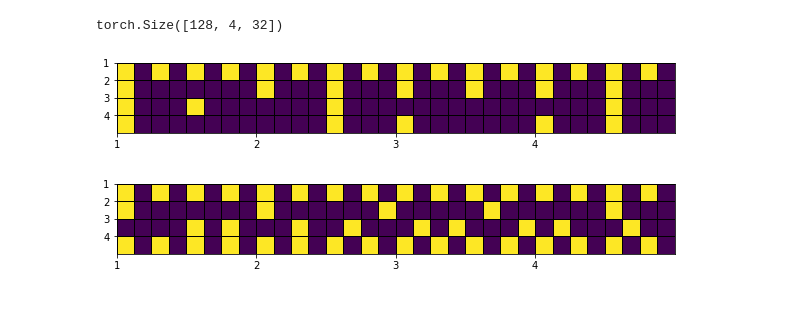
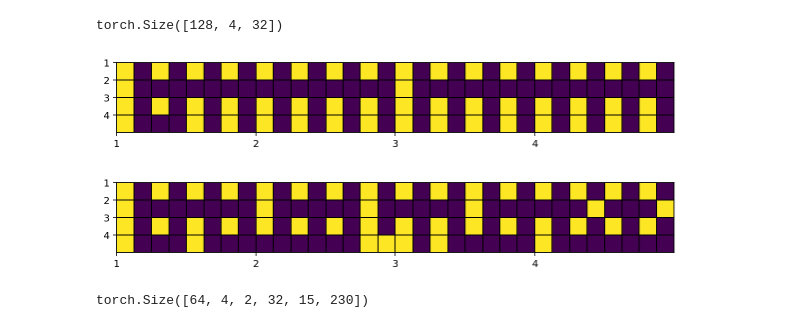
Before and after one commit to EmanueleCosenza/polyphemus, a Jupyter notebook: plot.ipynb, the cells around one changed output. Cells and saved outputs as stored; diff of their text form; code cells hidden in the pictures.

```diff
--- a/plot.ipynb
+++ b/plot.ipynb
@@ -709,6 +709,12 @@ class Encoder(nn.Module):
 
         self.__dict__.update(kwargs)
 
+        self.acts_encoder = MLP(input_dim=self.n_tracks*self.resolution*4,
+                                hidden_dim=self.d_model,
+                                output_dim=self.d_model,
+                                n_layers=self.actsnn_n_layers,
+                                dropout=self.dropout)
+
         # Todo: one separate encoder for drums
         # Transformer Encoder
         self.embedding = nn.Linear(self.d_token, self.d_model)
@@ -728,6 +734,8 @@ class Encoder(nn.Module):
                                           input_dim=self.gnn_input_dim,
                                           hidden_dim=self.d_model,
                                           n_layers=self.gnn_n_layers)
+
+        self.linear_merge = nn.Linear(2*self.d_model, self.d_model)
 
         # (LSTM)
         self.bars_encoder = nn.Linear(self.d_model*self.n_bars,
@@ -754,6 +762,11 @@ class Encoder(nn.Module):
         #src_mask = src_mask[x_acts.bool()]
         #print("Filtered x_seq:", x_seq.size())
         #print("Filtered src_mask:", x_seq.size())
+
+        acts_encs = self.acts_encoder(x_acts.view(-1,
+                                                  self.n_tracks*self.resolution*4))
+        print(acts_encs.size())
+        # batch * bars x 256
 
         # Compute embeddings
         out = self.embedding(x_seq)
@@ -788,12 +801,18 @@ class Encoder(nn.Module):
         distinct_bars = x_graph.bars + self.n_bars*x_graph.batch
         out = scatter_mean(out, distinct_bars, dim=0)
         #print("bar_latents:", bar_latents.size())
+
+        out = torch.cat((out, acts_encs), dim=1)
+        out = self.linear_merge(out)
+        out = F.relu(out)
+
         out = out.view(out.size(0)//self.n_bars,
                                    out.size(1)*self.n_bars)
         #print("cat_bar_latents:", cat_bar_latents.size())
         out = self.bars_encoder(out)
         out = F.relu(out)
         #print("Bars encoding:", bars_encoding.size())
+
 
         # DROPOUT?
 
@@ -970,10 +989,10 @@ def generate_square_subsequent_mask(sz):
     """Generates an upper-triangular matrix of -inf, with zeros on diag."""
     return torch.triu(torch.ones(sz, sz) * float('-inf'), diagonal=1)
 # %%
-checkpoint = torch.load('models/2barsACTS/checkpoint')
+checkpoint = torch.load('models/2barsACTS/checkpoint', map_location='cpu')
 # %%
 state_dict = checkpoint['model_state_dict']
-params = torch.load('models/2barsACTS/params')
+params = torch.load('models/2barsACTS/params', map_location='cpu')
 vae = VAE(**params['model']).to(device)
 # %%
 params
@@ -1054,7 +1055,7 @@ torch.Size([128, 4, 32])
 # %%
 from matplotlib import pyplot as plt
 
-s = torch.sigmoid(acts_rec[55])
+s = torch.sigmoid(acts_rec[34])
 s[s > 0.5] = 1
 s[s <= 0.5] = 0
 #plt.matshow(s.detach().numpy())
@@ -1068,18 +1069,18 @@ plt.xticks(range(0, s.size(1), 8), range(1, 5))
 plt.yticks(range(0, 4), range(1, 5))
 ax.invert_yaxis()
 # %% [output]
-[figure, old version]
+[figure, new version]
 # %%
-s = torch.sigmoid(x_acts[55])
+s = torch.sigmoid(x_acts[34])
 #plt.matshow(s.detach().numpy())
 #plt.xticks(range(0, s.size(1), 8), range(1, 5))
 #plt.grid()
 plt.figure(figsize=(10, 10))
 plt.pcolormesh(s.detach().numpy(), edgecolors='k', linewidth=1)
 ax = plt.gca()
 ax.set_aspect('equal')
 plt.xticks(range(0, s.size(1), 8), range(1, 5))
 plt.yticks(range(0, 4), range(1, 5))
 ax.invert_yaxis()
 # %% [output]
-[figure, old version]
+[figure, new version]
@@ -1105 +1113,21 @@ seq_rec_dense = seq_rec_dense.view(size)
+# %%
+# Collapse bars dimension
+seq_rec_dense = seq_rec_dense.permute(0, 2, 1, 3, 4, 5)
+x_seq_dense = x_seq_dense.permute(0, 2, 1, 3, 4, 5)
+
+print(seq_rec_dense.size())
+
+size = [
+    seq_rec_dense.size(0),
+    seq_rec_dense.size(1),
+    -1,
+    seq_rec_dense.size(4),
+    seq_rec_dense.size(5)
+]
+
+seq_rec_dense = seq_rec_dense.reshape(size)
+size[-2] = x_seq_dense.size(-2)
+x_seq_dense = x_seq_dense.reshape(size_x)
+# %% [output]
+torch.Size([64, 4, 2, 32, 15, 230])
 # %%
```
Also changed, not shown: parts of 14 cells of this notebook, 1 other file.
